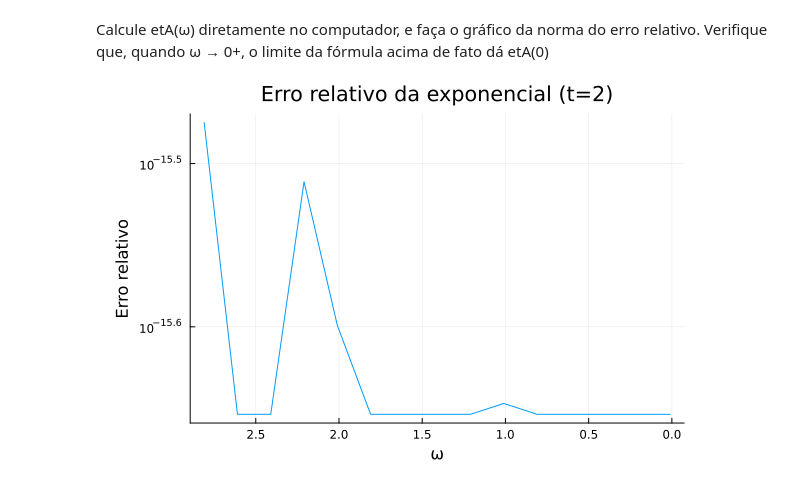
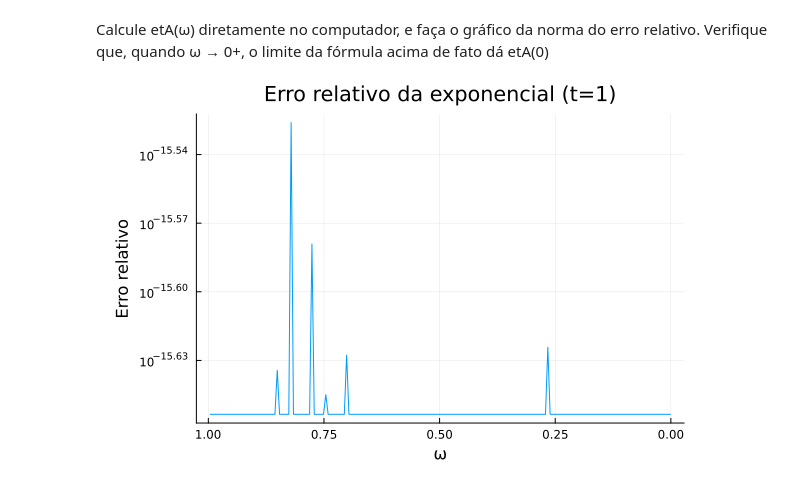
Before and after one commit to davi-dressler/householder_reflectors, a Jupyter notebook: projeto_4 .ipynb, the cells around one changed output. Drawn from its saved outputs; the diff is of its cells as text; code cells hidden in the pictures.

```diff
--- a/projeto_4 .ipynb
+++ b/projeto_4 .ipynb
@@ -694,0 +828,5 @@ Logo, como $w^2 \leq 1$ para $w \in [0,1]$, então temos que $$k(A) = \frac{1}{w
+# %%
+w = 1
+A = [0.0 1.0; -w^2 0.0]
+display(svd(A))
+print(cond(A))
@@ -733,23 +886,23 @@ Verifique que, quando ω → 0+, o limite da fórmula acima de fato dá etA(0)
 # %%
 A_matriz(w) = [0.0 1.0; -w^2 0.0]
 
 function verify_exponencial(t,w_max)
 
-    range = 0.01:0.20:w_max
+    range = 0.001:0.005:w_max
     error_history = Float64[]
 
     for w in range
         expo = cos(w*t)*I + (sin(w*t)/w) * A_matriz(w)
         expo_A = exp(t*A_matriz(w))
         erro_relativo = max(norm(expo - expo_A) / norm(expo_A), eps(Float64))
         push!(error_history, erro_relativo)
     end
 
     plot(range, error_history, x_flip=true, yscale=:log10,
      title="Erro relativo da exponencial (t=$t)",
      xlabel="ω", ylabel="Erro relativo", legend=false)
 end
 
-verify_exponencial(2,3)
+verify_exponencial(1,1)
 # %% [output]
-[figure, old version]
+[figure, new version]
```
Also changed, not shown: parts of 44 cells of this notebook, 1 other file.
